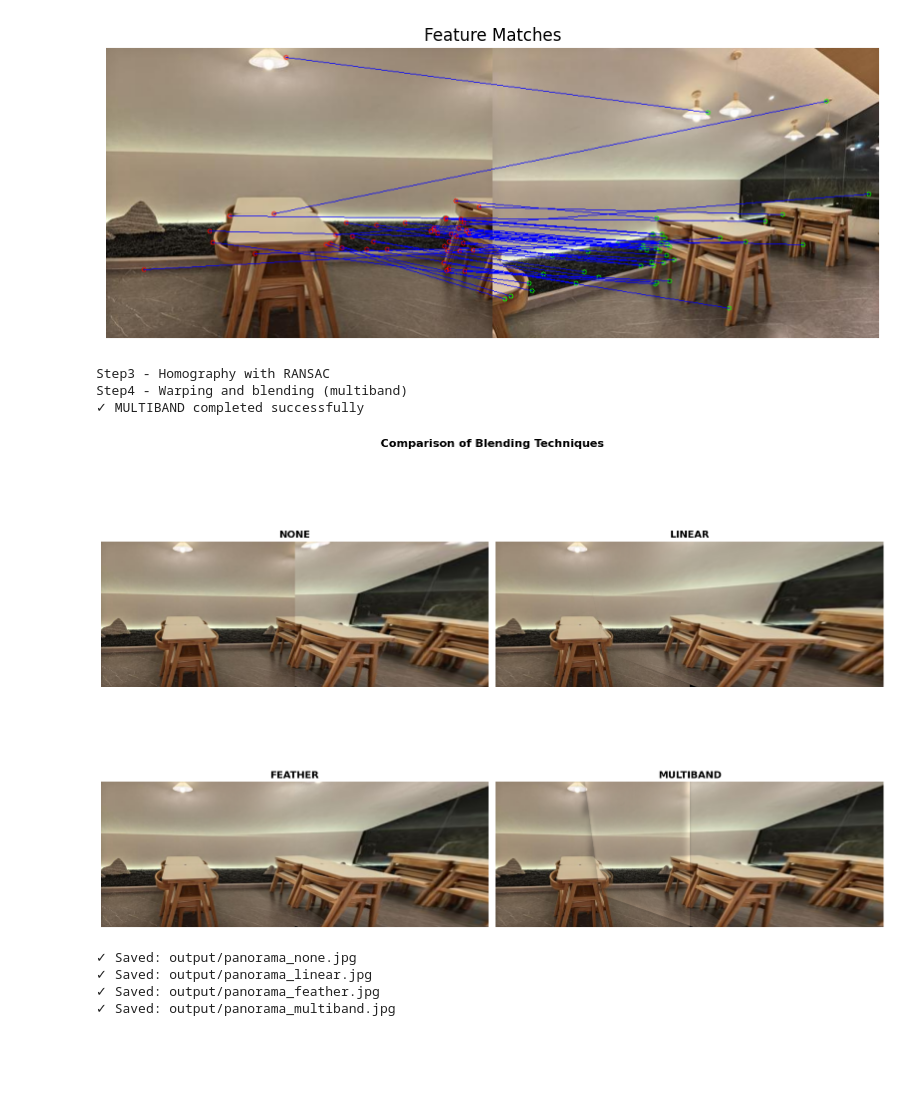
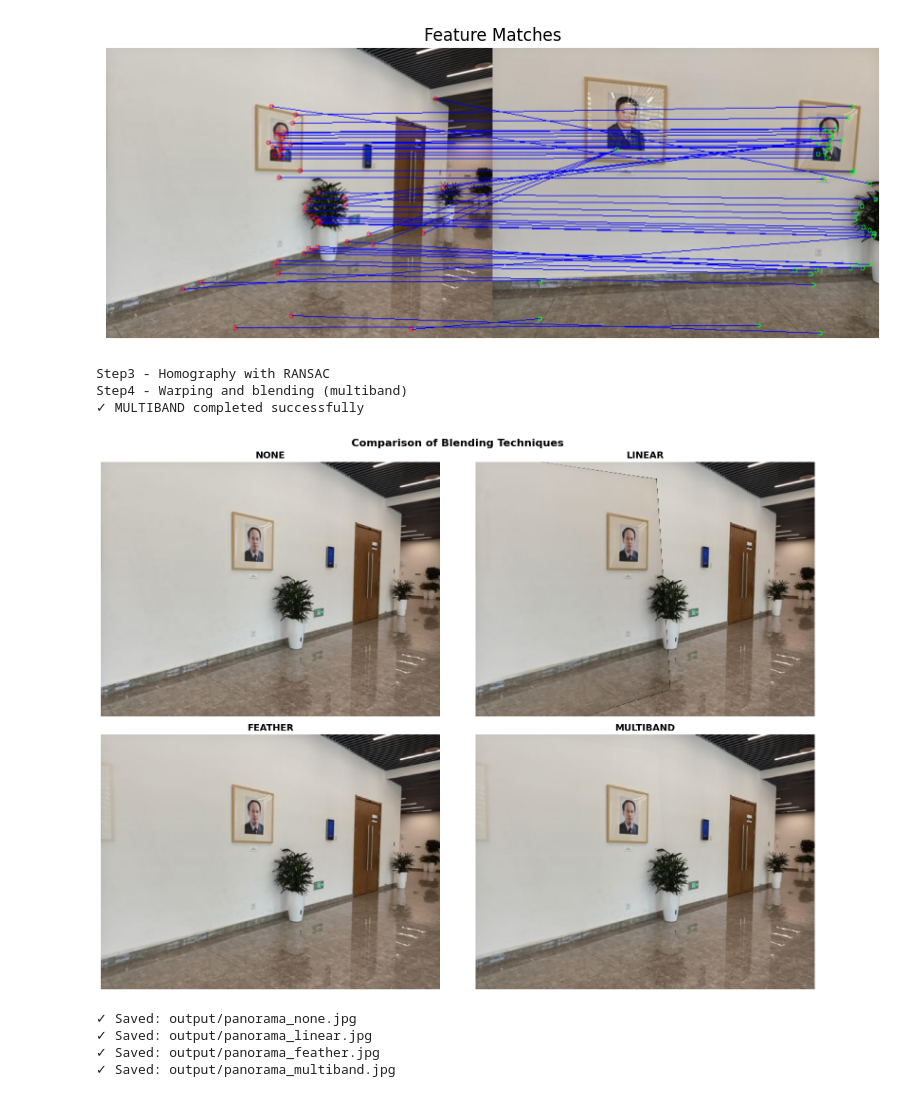
Before and after one commit to eralbaspahija/Automatic-Panorama-Stitching-Pipeline, a Jupyter notebook: automatic_panorama_stitching_pipeline.ipynb, the cells around one changed output. Cells and saved outputs as stored; diff of their text form; code cells hidden in the pictures; blank space fills up the shorter version.

```diff
--- a/automatic_panorama_stitching_pipeline.ipynb
+++ b/automatic_panorama_stitching_pipeline.ipynb
@@ -369,8 +386,8 @@ def compare_blending_methods(img_left, img_right):
 # %%
 if __name__ == "__main__":
     src_path = "Automatic-Panorama-Stitching-Pipeline/img/"
-    img_left = cv2.imread(src_path + "table1.jpg")
-    img_right = cv2.imread(src_path + "table2.jpg")
+    img_left = cv2.imread(src_path + "002.jpg")
+    img_right = cv2.imread(src_path + "003.jpg")
 
     img_left = resize_for_colab(img_left)
     img_right = resize_for_colab(img_right)
@@ -437,8 +454,8 @@ Number of good matches: 47
-[figure, old version]
+[figure, new version]
 Step3 - Homography with RANSAC
 Step4 - Warping and blending (multiband)
 ✓ MULTIBAND completed successfully
-[figure, old version]
+[figure, new version]
 ✓ Saved: output/panorama_none.jpg
 ✓ Saved: output/panorama_linear.jpg
 ✓ Saved: output/panorama_feather.jpg
```
Also changed, not shown: parts of 3 cells of this notebook.
